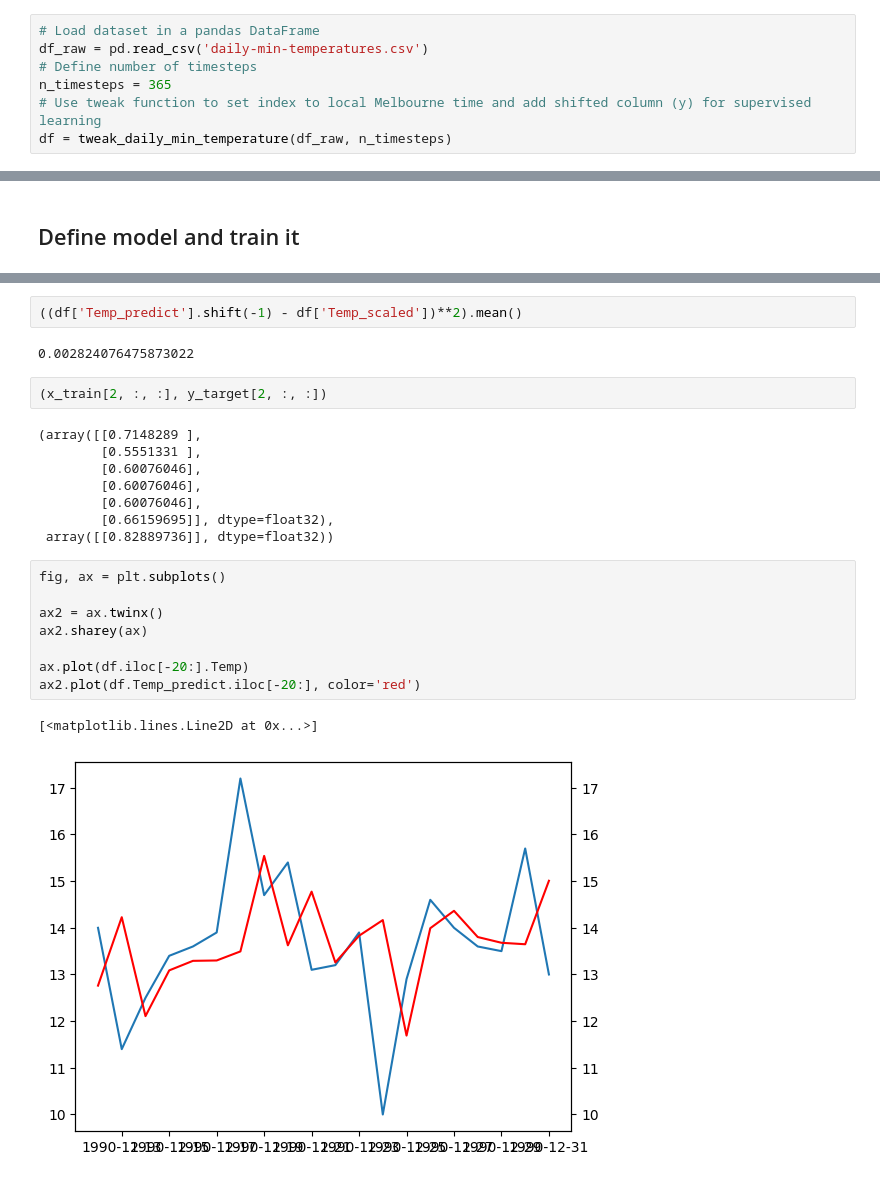
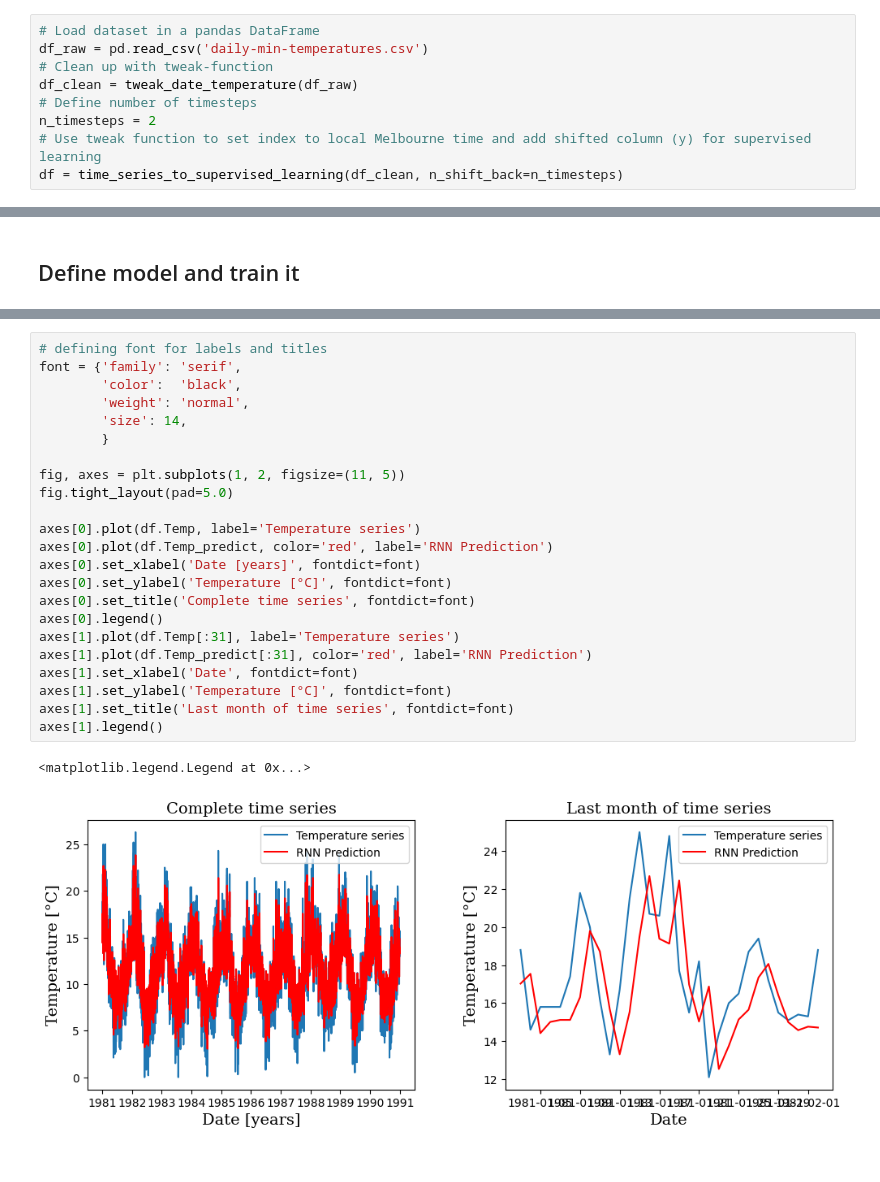
Before and after one commit to Felix-Busse/Recurrent_NNR, a Jupyter notebook: NRR_on_classic_datasets.ipynb, the cells around one changed output, grey strips where cells are left out. Cells and saved outputs as stored; diff of their text form.

Commit message:
Code clean up, plot creation, conclusion formulated

```diff
--- a/NRR_on_classic_datasets.ipynb
+++ b/NRR_on_classic_datasets.ipynb
@@ -153,7 +149,9 @@ def time_series_to_supervised_learning(df_, n_shift_back=None, n_shift_forward=N
 # %%
 # Load dataset in a pandas DataFrame
 df_raw = pd.read_csv('daily-min-temperatures.csv')
+# Clean up with tweak-function
+df_clean = tweak_date_temperature(df_raw)
 # Define number of timesteps
-n_timesteps = 365
+n_timesteps = 2
 # Use tweak function to set index to local Melbourne time and add shifted column (y) for supervised learning
-df = tweak_daily_min_temperature(df_raw, n_timesteps)
+df = time_series_to_supervised_learning(df_clean, n_shift_back=n_timesteps)
@@ -294,25 +275,26 @@ df
-# %%
-((df['Temp_predict'].shift(-1) - df['Temp_scaled'])**2).mean()
-# %% [output]
-0.002824076475873022
-# %%
-(x_train[2, :, :], y_target[2, :, :])
-# %% [output]
-(array([[0.7148289 ],
-        [0.5551331 ],
-        [0.60076046],
-        [0.60076046],
-        [0.60076046],
-        [0.66159695]], dtype=float32),
- array([[0.82889736]], dtype=float32))
 # %%
-fig, ax = plt.subplots()
+# defining font for labels and titles
+font = {'family': 'serif',
+        'color':  'black',
+        'weight': 'normal',
+        'size': 14,
+        }
 
-ax2 = ax.twinx()
-ax2.sharey(ax)
+fig, axes = plt.subplots(1, 2, figsize=(11, 5))
+fig.tight_layout(pad=5.0)
 
-ax.plot(df.iloc[-20:].Temp)
-ax2.plot(df.Temp_predict.iloc[-20:], color='red')
+axes[0].plot(df.Temp, label='Temperature series')
+axes[0].plot(df.Temp_predict, color='red', label='RNN Prediction')
+axes[0].set_xlabel('Date [years]', fontdict=font)
+axes[0].set_ylabel('Temperature [°C]', fontdict=font)
+axes[0].set_title('Complete time series', fontdict=font)
+axes[0].legend()
+axes[1].plot(df.Temp[:31], label='Temperature series')
+axes[1].plot(df.Temp_predict[:31], color='red', label='RNN Prediction')
+axes[1].set_xlabel('Date', fontdict=font)
+axes[1].set_ylabel('Temperature [°C]', fontdict=font)
+axes[1].set_title('Last month of time series', fontdict=font)
+axes[1].legend()
 # %% [output]
-[<matplotlib.lines.Line2D at 0x...>]
+<matplotlib.legend.Legend at 0x...>
-[figure, old version]
+[figure, new version]
```
Also changed, not shown: parts of 13 cells of this notebook.
